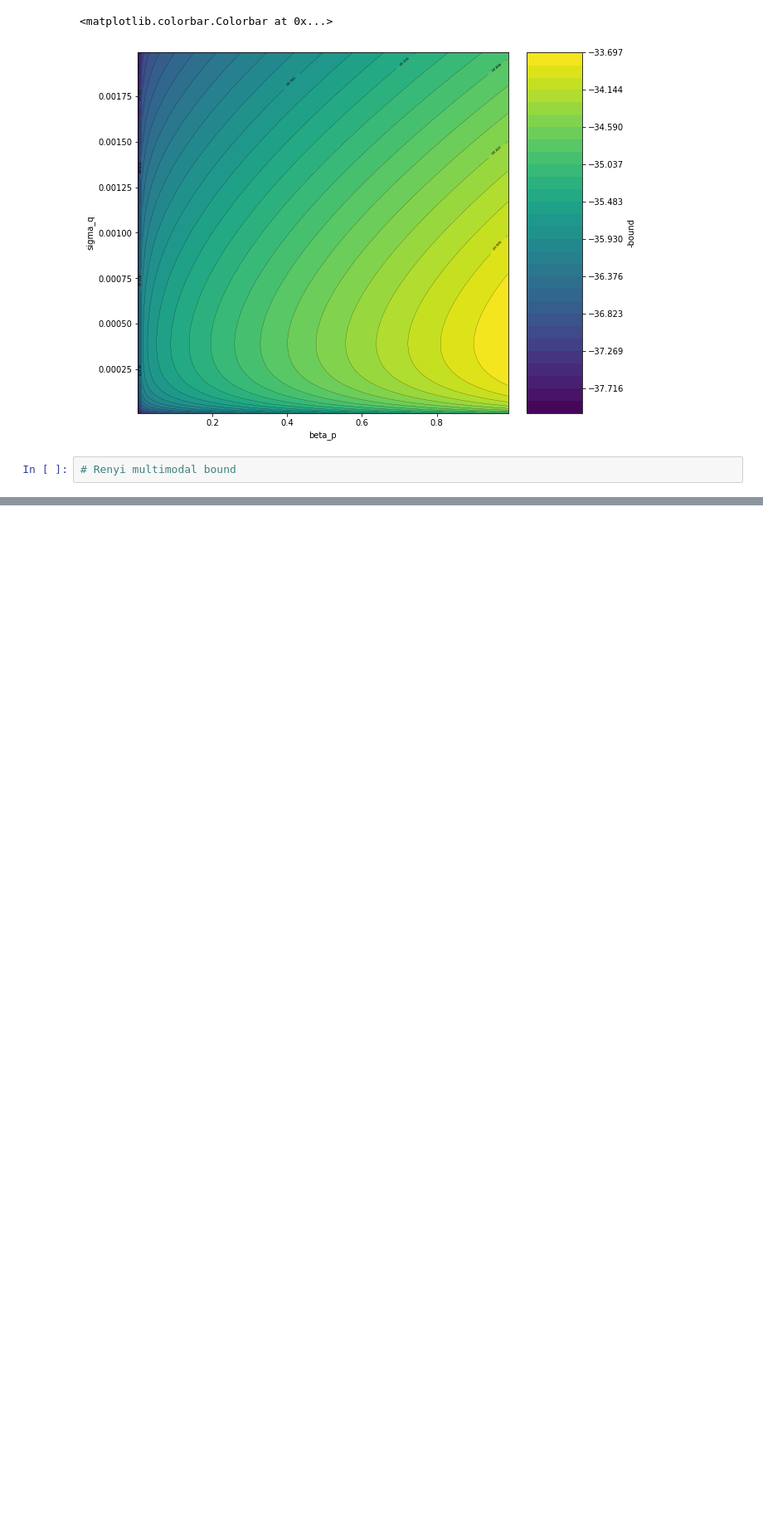
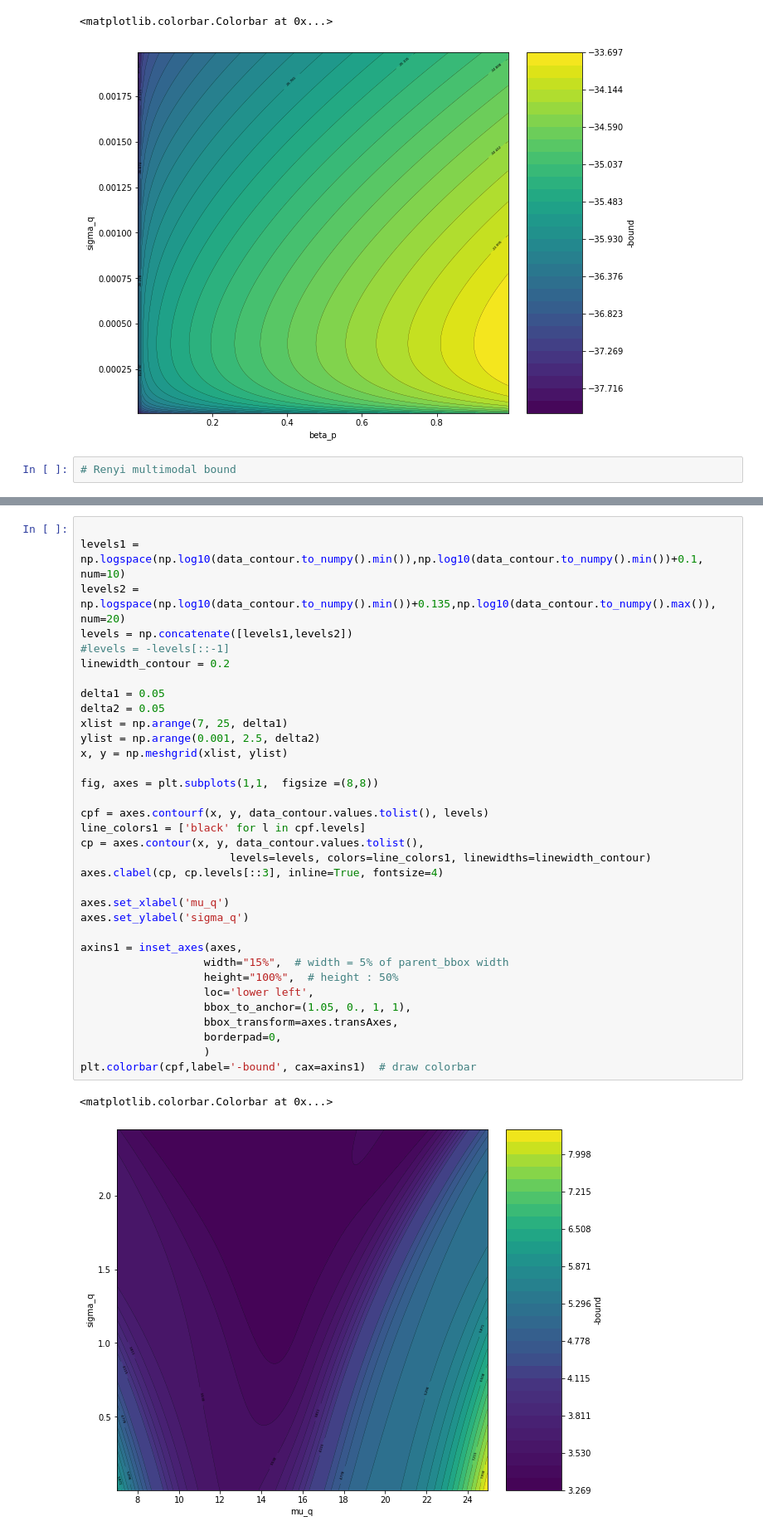
Before and after one commit to ucbtns/renyibounds, a Jupyter notebook: multi_armed_bandit/notebook/plot_bound.ipynb, the cells around one changed output, grey strips where cells are left out. Shown at 83% size. Drawn from its saved outputs; the diff is of its cells as text; blank space fills up the shorter version.

```diff
--- a/multi_armed_bandit/notebook/plot_bound.ipynb
+++ b/multi_armed_bandit/notebook/plot_bound.ipynb
@@ -487 +503,38 @@ axes[0].scatter(samples0, pso0)
+# %%
+
+levels1 = np.logspace(np.log10(data_contour.to_numpy().min()),np.log10(data_contour.to_numpy().min())+0.1, num=10)
+levels2 = np.logspace(np.log10(data_contour.to_numpy().min())+0.135,np.log10(data_contour.to_numpy().max()), num=20)
+levels = np.concatenate([levels1,levels2])
+#levels = -levels[::-1]
+linewidth_contour = 0.2
+
+delta1 = 0.05
+delta2 = 0.05
+xlist = np.arange(7, 25, delta1)
+ylist = np.arange(0.001, 2.5, delta2)
+x, y = np.meshgrid(xlist, ylist)
+
+fig, axes = plt.subplots(1,1,  figsize =(8,8))
+
+cpf = axes.contourf(x, y, data_contour.values.tolist(), levels)
+line_colors1 = ['black' for l in cpf.levels]
+cp = axes.contour(x, y, data_contour.values.tolist(),
+                       levels=levels, colors=line_colors1, linewidths=linewidth_contour)
+axes.clabel(cp, cp.levels[::3], inline=True, fontsize=4)
+
+axes.set_xlabel('mu_q')
+axes.set_ylabel('sigma_q')
+
+axins1 = inset_axes(axes,
+                   width="15%",  # width = 5% of parent_bbox width
+                   height="100%",  # height : 50%
+                   loc='lower left',
+                   bbox_to_anchor=(1.05, 0., 1, 1),
+                   bbox_transform=axes.transAxes,
+                   borderpad=0,
+                   )
+plt.colorbar(cpf,label='-bound', cax=axins1)  # draw colorbar
+# %% [output]
+<matplotlib.colorbar.Colorbar at 0x...>
+[figure, added]
 # %%
```
Also changed, not shown: parts of 19 cells of this notebook, 4 other files.
